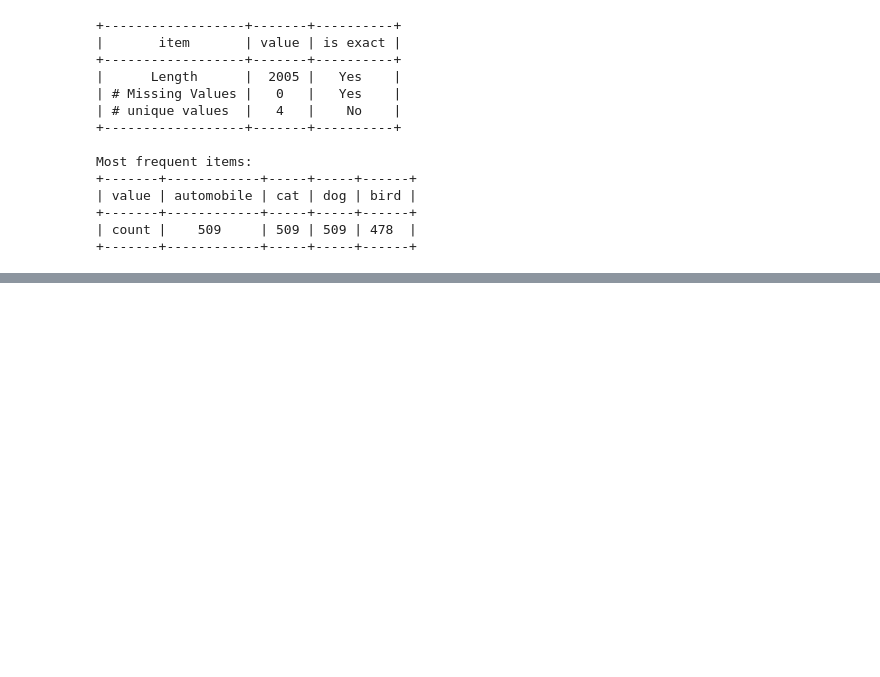
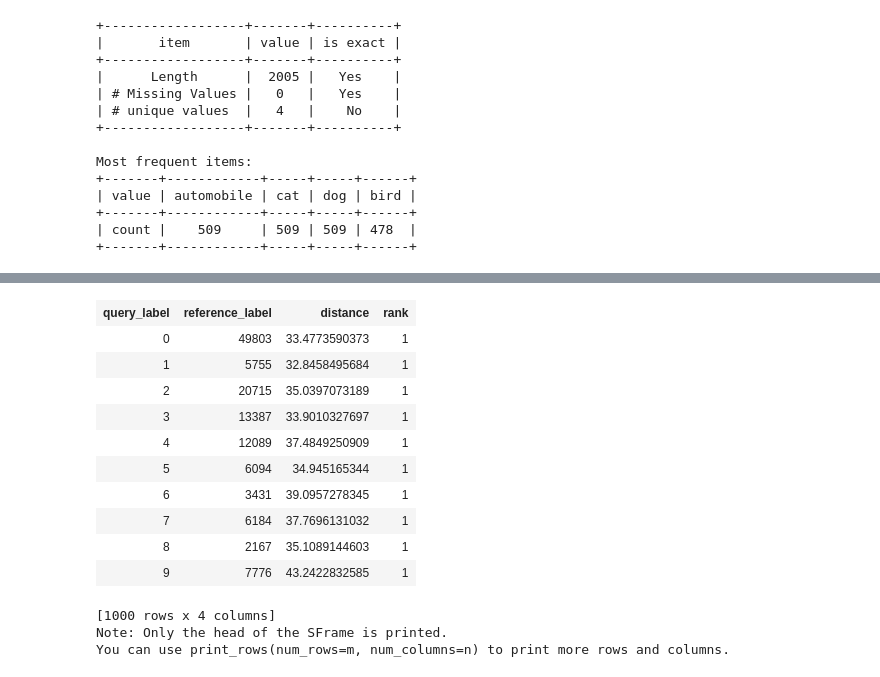
Before and after one commit to mrdhiraj/PythonPractices, a Jupyter notebook: MachineLearning/Week6DeepLearning/Deep Features for Image Classification.ipynb, the cells around one changed output, grey strips where cells are left out. Saved outputs shown, nothing was run; the diff lists cells and outputs as text; code cells hidden in the pictures; blank space fills up the shorter version.

```diff
--- a/MachineLearning/Week6DeepLearning/Deep Features for Image Classification.ipynb
+++ b/MachineLearning/Week6DeepLearning/Deep Features for Image Classification.ipynb
@@ -202,0 +423,5 @@ Most frequent items:
+# %%
+dog_dog_neighbors = dog_model.query(image_test_dog, k=1)
+dog_cat_neighbors = cat_model.query(image_test_dog, k=1)
+dog_bird_neighbors = bird_model.query(image_test_dog, k=1)
+dog_automobile_neighbors = automobile_model.query(image_test_dog, k=1)
@@ -202,0 +442,17 @@ Most frequent items:
+# %%
+dog_dog_neighbors
+# %% [output]
+| query_label | reference_label | distance | rank |
+| 0 | 49803 | 33.4773590373 | 1 |
+| 1 | 5755 | 32.8458495684 | 1 |
+| 2 | 20715 | 35.0397073189 | 1 |
+| 3 | 13387 | 33.9010327697 | 1 |
+| 4 | 12089 | 37.4849250909 | 1 |
+| 5 | 6094 | 34.945165344 | 1 |
+| 6 | 3431 | 39.0957278345 | 1 |
+| 7 | 6184 | 37.7696131032 | 1 |
+| 8 | 2167 | 35.1089144603 | 1 |
+| 9 | 7776 | 43.2422832585 | 1 |
+[1000 rows x 4 columns]
+Note: Only the head of the SFrame is printed.
+You can use print_rows(num_rows=m, num_columns=n) to print more rows and columns.
```
Also changed, not shown: parts of 46 cells of this notebook.
